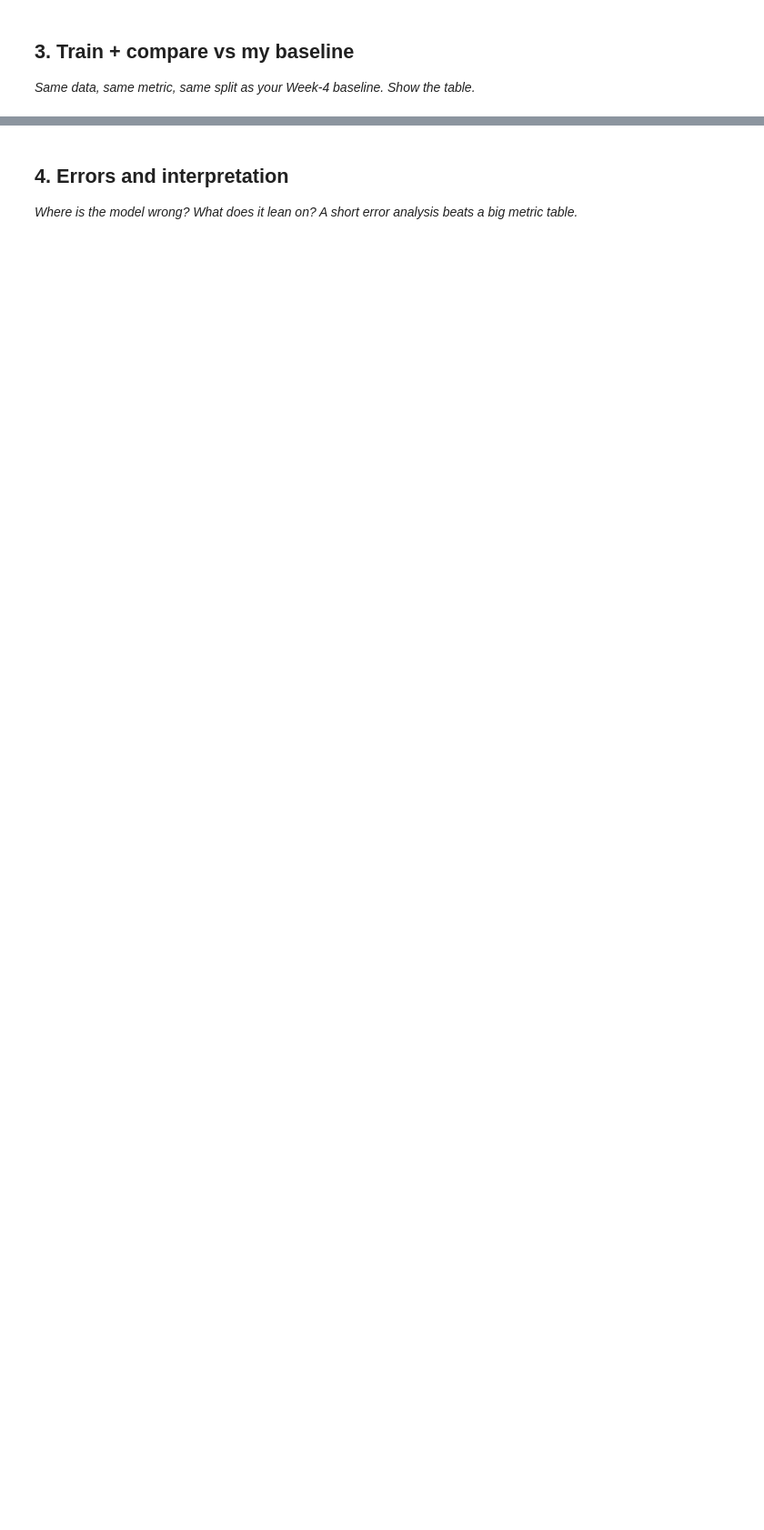
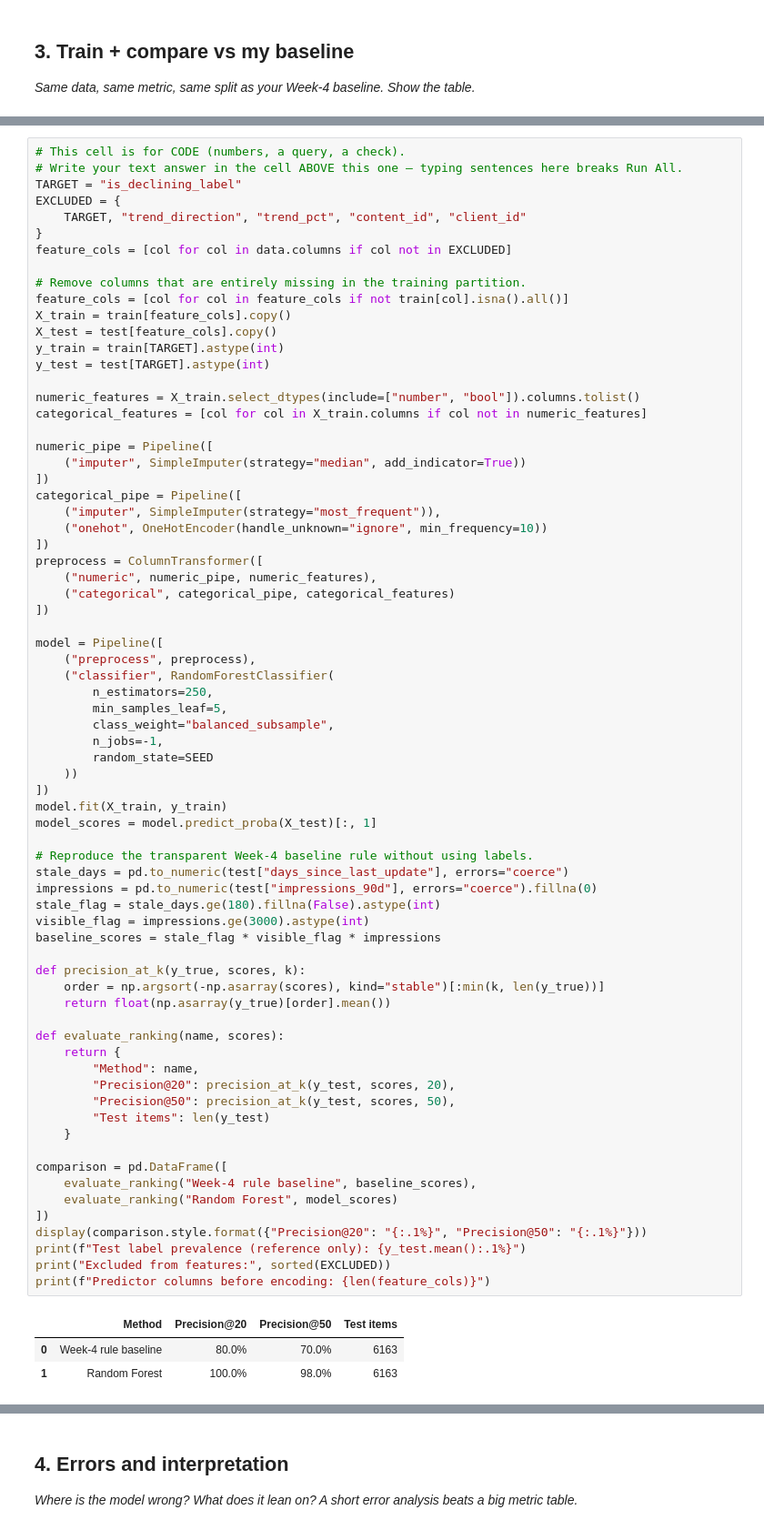
Before and after one commit to Kifayat-Sayed/flyrank-ml-internship1, a Jupyter notebook: work/notebooks/w05_model.ipynb, the cells around one changed output, grey strips where cells are left out. Shown at 91% size. Cells and saved outputs as stored; diff of their text form; blank space fills up the shorter version.

```diff
--- a/work/notebooks/w05_model.ipynb
+++ b/work/notebooks/w05_model.ipynb
@@ -29,0 +122,75 @@ This skeleton is yours to fill. Work the sections **in order** — each one has
+# %%
+# This cell is for CODE (numbers, a query, a check).
+# Write your text answer in the cell ABOVE this one — typing sentences here breaks Run All.
+TARGET = "is_declining_label"
+EXCLUDED = {
+    TARGET, "trend_direction", "trend_pct", "content_id", "client_id"
+}
+feature_cols = [col for col in data.columns if col not in EXCLUDED]
+
+# Remove columns that are entirely missing in the training partition.
+feature_cols = [col for col in feature_cols if not train[col].isna().all()]
+X_train = train[feature_cols].copy()
+X_test = test[feature_cols].copy()
+y_train = train[TARGET].astype(int)
+y_test = test[TARGET].astype(int)
+
+numeric_features = X_train.select_dtypes(include=["number", "bool"]).columns.tolist()
+categorical_features = [col for col in X_train.columns if col not in numeric_features]
+
+numeric_pipe = Pipeline([
+    ("imputer", SimpleImputer(strategy="median", add_indicator=True))
+])
+categorical_pipe = Pipeline([
+    ("imputer", SimpleImputer(strategy="most_frequent")),
+    ("onehot", OneHotEncoder(handle_unknown="ignore", min_frequency=10))
+])
+preprocess = ColumnTransformer([
+    ("numeric", numeric_pipe, numeric_features),
+    ("categorical", categorical_pipe, categorical_features)
+])
+
+model = Pipeline([
+    ("preprocess", preprocess),
+    ("classifier", RandomForestClassifier(
+        n_estimators=250,
+        min_samples_leaf=5,
+        class_weight="balanced_subsample",
+        n_jobs=-1,
+        random_state=SEED
+    ))
+])
+model.fit(X_train, y_train)
+model_scores = model.predict_proba(X_test)[:, 1]
+
+# Reproduce the transparent Week-4 baseline rule without using labels.
+stale_days = pd.to_numeric(test["days_since_last_update"], errors="coerce")
+impressions = pd.to_numeric(test["impressions_90d"], errors="coerce").fillna(0)
+stale_flag = stale_days.ge(180).fillna(False).astype(int)
+visible_flag = impressions.ge(3000).astype(int)
+baseline_scores = stale_flag * visible_flag * impressions
+
+def precision_at_k(y_true, scores, k):
+    order = np.argsort(-np.asarray(scores), kind="stable")[:min(k, len(y_true))]
+    return float(np.asarray(y_true)[order].mean())
+
+def evaluate_ranking(name, scores):
+    return {
+        "Method": name,
+        "Precision@20": precision_at_k(y_test, scores, 20),
+        "Precision@50": precision_at_k(y_test, scores, 50),
+        "Test items": len(y_test)
+    }
+
+comparison = pd.DataFrame([
+    evaluate_ranking("Week-4 rule baseline", baseline_scores),
+    evaluate_ranking("Random Forest", model_scores)
+])
+display(comparison.style.format({"Precision@20": "{:.1%}", "Precision@50": "{:.1%}"}))
+print(f"Test label prevalence (reference only): {y_test.mean():.1%}")
+print("Excluded from features:", sorted(EXCLUDED))
+print(f"Predictor columns before encoding: {len(feature_cols)}")
+# %% [output]
+|  | Method | Precision@20 | Precision@50 | Test items |
+| 0 | Week-4 rule baseline | 80.0% | 70.0% | 6163 |
+| 1 | Random Forest | 100.0% | 98.0% | 6163 |
```
Also changed, not shown: parts of 14 cells of this notebook.
